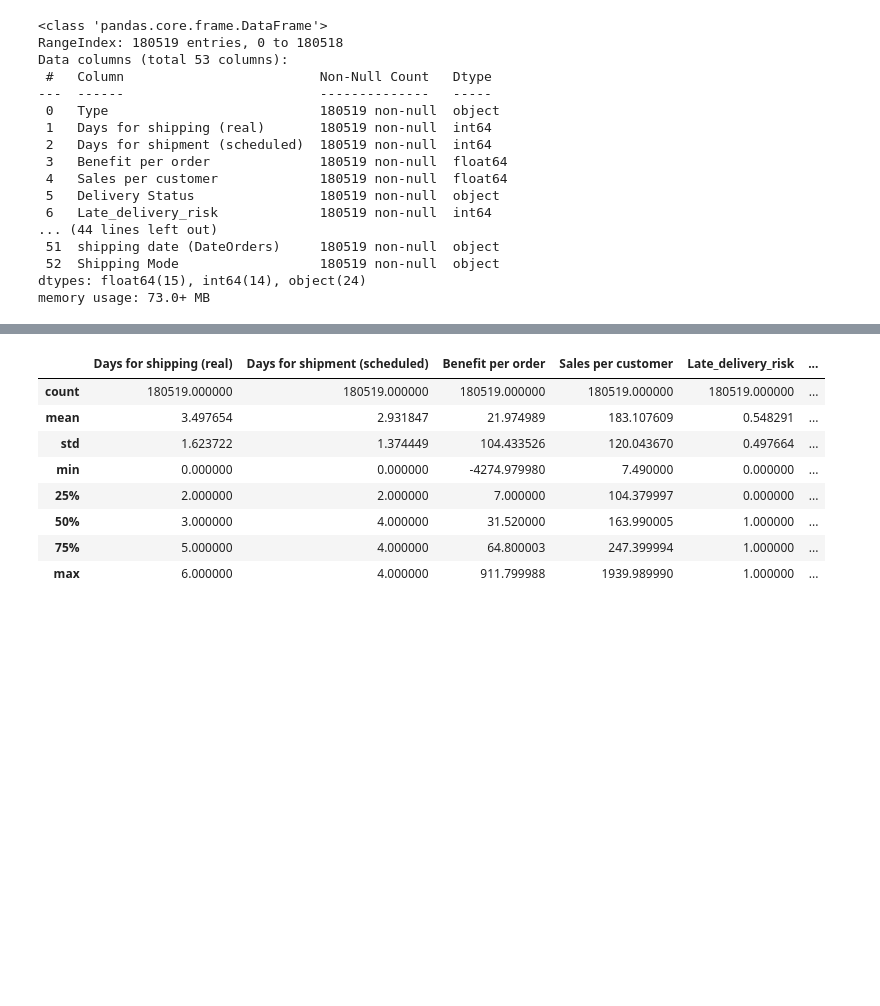
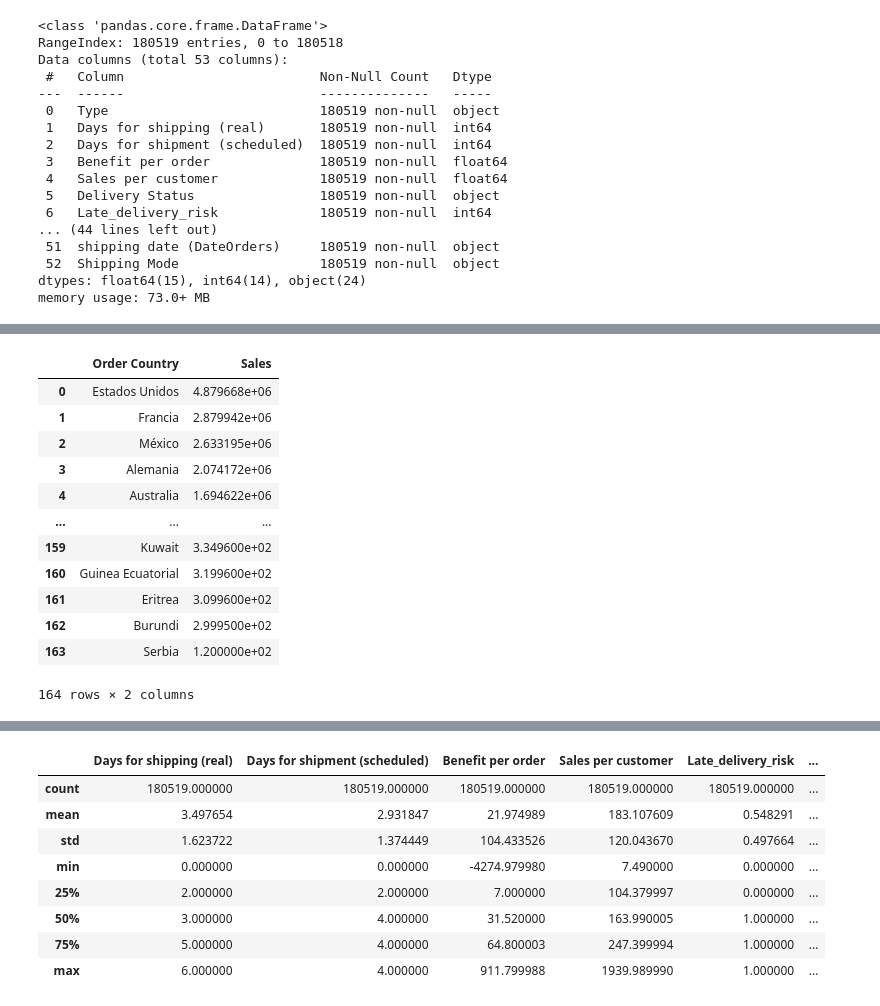
Before and after one commit to amrelgamal154/MID-project-trial-1, a Jupyter notebook: MID project trial.ipynb, the cells around one changed output, grey strips where cells are left out. Cells and saved outputs as stored; diff of their text form; code cells hidden in the pictures; blank space fills up the shorter version.

```diff
--- a/MID project trial.ipynb
+++ b/MID project trial.ipynb
@@ -43,0 +61,16 @@ memory usage: 73.0+ MB
+# %%
+df.groupby('Order Country')['Sales'].sum().sort_values(ascending=False).reset_index().round(10)
+# %% [output]
+|  | Order Country | Sales |
+| 0 | Estados Unidos | 4.879668e+06 |
+| 1 | Francia | 2.879942e+06 |
+| 2 | México | 2.633195e+06 |
+| 3 | Alemania | 2.074172e+06 |
+| 4 | Australia | 1.694622e+06 |
+| ... | ... | ... |
+| 159 | Kuwait | 3.349600e+02 |
+| 160 | Guinea Ecuatorial | 3.199600e+02 |
+| 161 | Eritrea | 3.099600e+02 |
+| 162 | Burundi | 2.999500e+02 |
+| 163 | Serbia | 1.200000e+02 |
+164 rows × 2 columns
```
Also changed, not shown: parts of 66 cells of this notebook, 11 other files.
